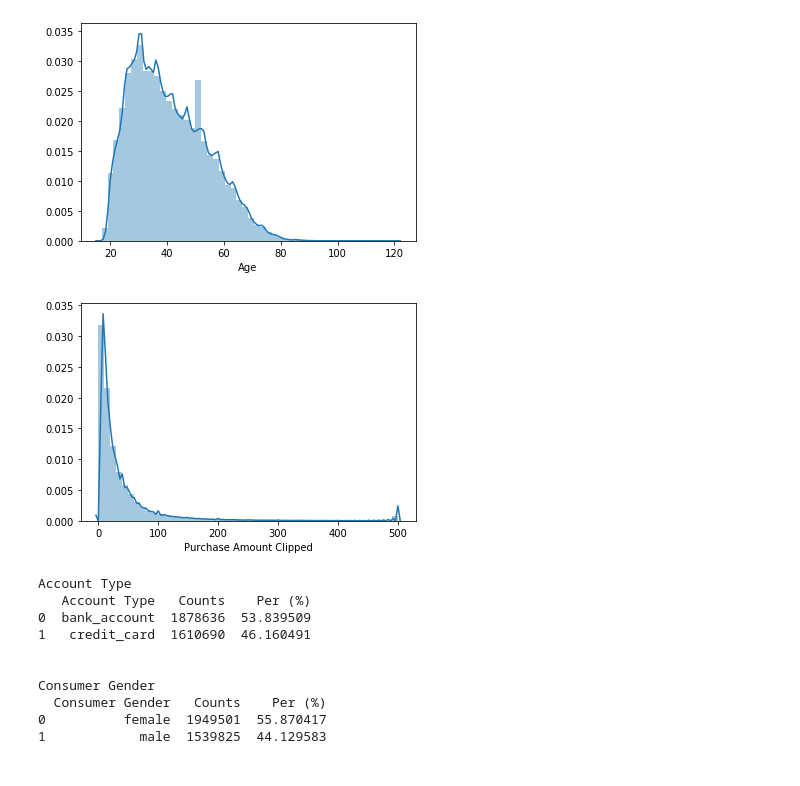
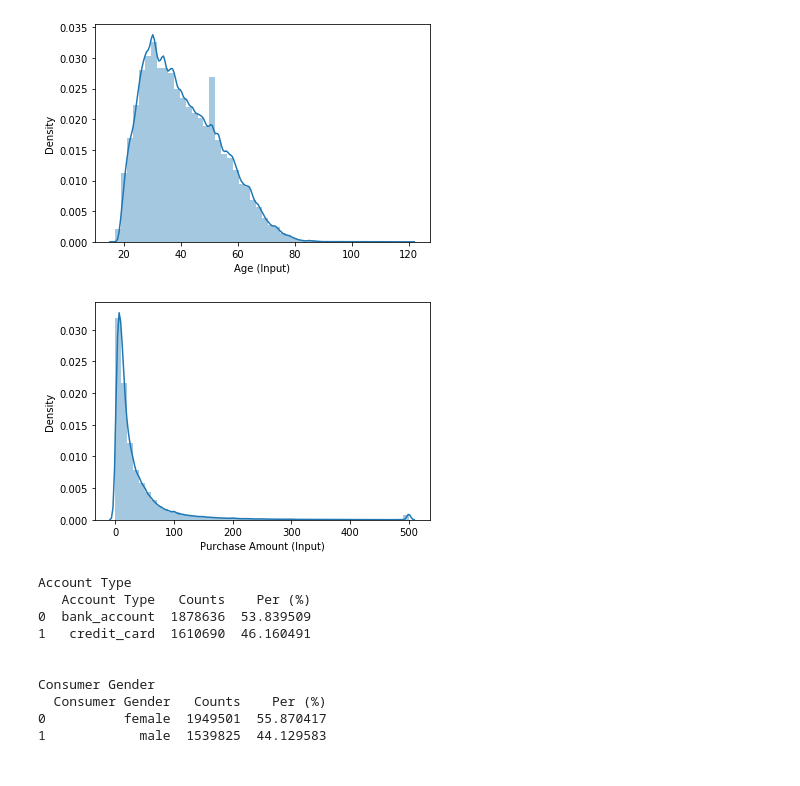
Before and after one commit to rui-zhang-ocean/Predict_Transactions, a Jupyter notebook: experiments/check_input_data.ipynb, the cells around one changed output. Cells and saved outputs as stored; diff of their text form; code cells hidden in the pictures.

```diff
--- a/experiments/check_input_data.ipynb
+++ b/experiments/check_input_data.ipynb
@@ -16,7 +16,7 @@ def view_column_counts(df, col_name):
     return df_pivot
 # %%
 # load original data and pre-processing
-df = pd.read_csv('data/cc_data.csv')
+df = pd.read_csv('../data/cc_data.csv')
 
 # remove unnecessary columns
 col2remove = ['SIC Code', 'Return Amount', 'Reward Amount', 'Transaction ID',
@@ -62,16 +67,18 @@ df.head()
 # %%
 # ago histogram
-sns.distplot(df['Age']);
-#plt.savefig('figs/eda/age_hist_input.png',bbox_inches='tight')
+ax = sns.distplot(df['Age']);
+ax.set(xlabel='Age (Input)')
+#plt.savefig('figs/eda/age_hist_input.png',bbox_inches='tight');
 # %% [output]
-[figure, old version]
+[figure, new version]
 # %%
 # check purchase amount, replace all values above the threshold to threshold
-df["Purchase Amount Clipped"]= df["Purchase Amount"].clip_upper(500)
-sns.distplot(df['Purchase Amount Clipped']);
+df["Purchase Amount Clipped"]= df["Purchase Amount"].clip(upper = 500)
+ax = sns.distplot(df['Purchase Amount Clipped']);
+ax.set(xlabel='Purchase Amount (Input)')
 #plt.savefig('figs/eda/purchase_hist_input.png',bbox_inches='tight')
 # %% [output]
-[figure, old version]
+[figure, new version]
 # %%
 # gender, account type, sector and retailer percentage
 text_col_list = ['Account Type', 'Consumer Gender','Normalized Retailer', 'SIC Description']
```
Also changed, not shown: parts of 3 cells of this notebook, 9 other files.
